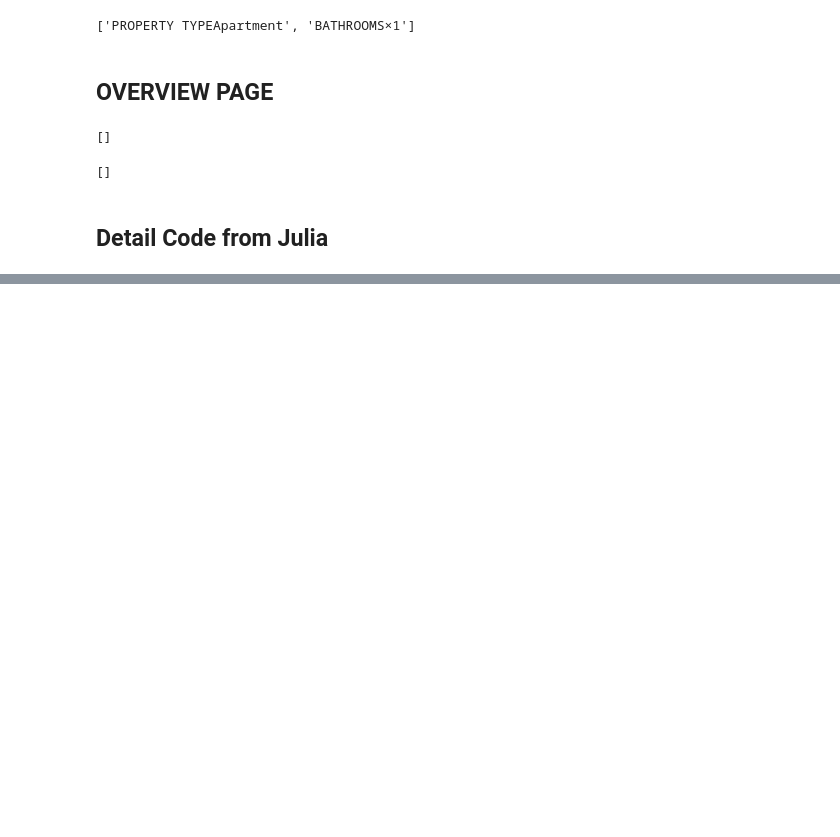
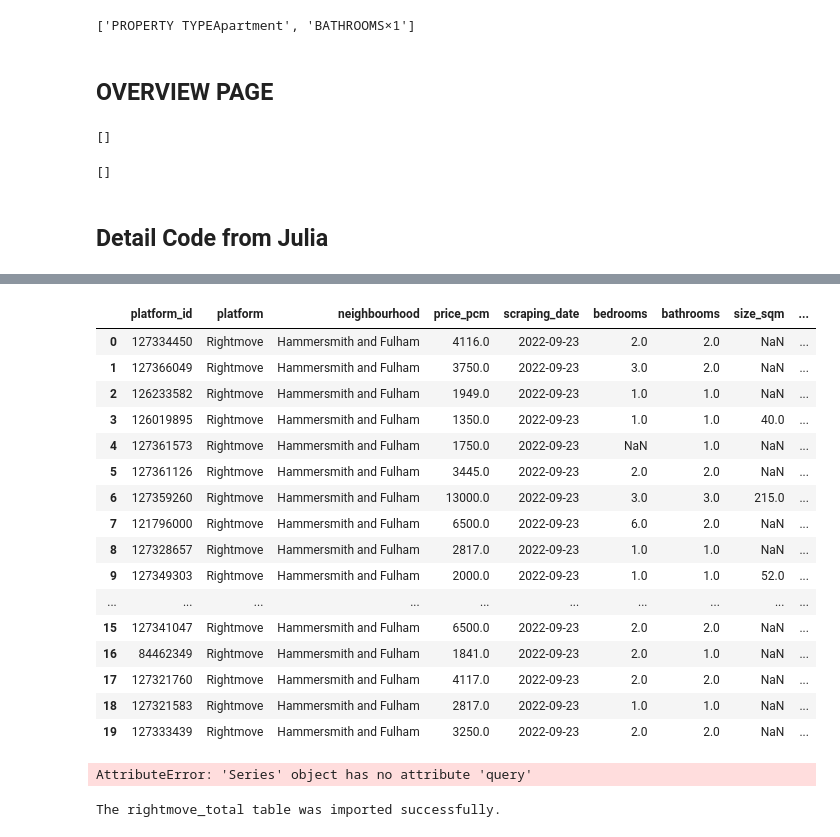
Before and after one commit to capstone-jmrs/capstone-proptech-repo, a Jupyter notebook: rightmove_ruben_3_details.ipynb, the cells around one changed output, grey strips where cells are left out. Drawn from its saved outputs; the diff is of its cells as text; code cells hidden in the pictures; blank space fills up the shorter version.

```diff
--- a/rightmove_ruben_3_details.ipynb
+++ b/rightmove_ruben_3_details.ipynb
@@ -224,0 +661,4 @@ df_city.head(15)
+# %%
+
+# remove row where price is NaN
+df_overview = df_overview[df_overview.platform_id != '122820101']
@@ -224,0 +697,3 @@ df_city.head(15)
+# %%
+# concat doesn't work, because of different index
+df_total = pd.merge(df_overview, df_details, on='platform_id', how='left')
@@ -224,0 +716,66 @@ df_city.head(15)
+# %%
+# create column with relative price (price per sqm)
+df_total['price_per_sqm'] = round((df_total['price_pcm']/df_total['size_sqm']), 2)
+# %%
+df_total['price_per_bedroom'] = round((df_total['price_pcm']/df_total['bedrooms']), 2)
+
+##Zwei Spalten dividieren und Nullwerte ignorieren:
+def my_func(x):
+    try:
+        return int(x['price_pcm']) / int(x['size_sqm'])
+    except (ZeroDivisionError, ValueError):
+        return int(x['price_pcm']) / 1
+
+df["price_per_sqm"] = df.apply(my_func, axis=1)
+# %%
+df_total.head(20)
+# %% [output]
+|  | platform_id | platform | neighbourhood | price_pcm | scraping_date | bedrooms | bathrooms | size_sqm | ... |
+| 0 | 127334450 | Rightmove | Hammersmith and Fulham | 4116.0 | 2022-09-23 | 2.0 | 2.0 | NaN | ... |
+| 1 | 127366049 | Rightmove | Hammersmith and Fulham | 3750.0 | 2022-09-23 | 3.0 | 2.0 | NaN | ... |
+| 2 | 126233582 | Rightmove | Hammersmith and Fulham | 1949.0 | 2022-09-23 | 1.0 | 1.0 | NaN | ... |
+| 3 | 126019895 | Rightmove | Hammersmith and Fulham | 1350.0 | 2022-09-23 | 1.0 | 1.0 | 40.0 | ... |
+| 4 | 127361573 | Rightmove | Hammersmith and Fulham | 1750.0 | 2022-09-23 | NaN | 1.0 | NaN | ... |
+| 5 | 127361126 | Rightmove | Hammersmith and Fulham | 3445.0 | 2022-09-23 | 2.0 | 2.0 | NaN | ... |
+| 6 | 127359260 | Rightmove | Hammersmith and Fulham | 13000.0 | 2022-09-23 | 3.0 | 3.0 | 215.0 | ... |
+| 7 | 121796000 | Rightmove | Hammersmith and Fulham | 6500.0 | 2022-09-23 | 6.0 | 2.0 | NaN | ... |
+| 8 | 127328657 | Rightmove | Hammersmith and Fulham | 2817.0 | 2022-09-23 | 1.0 | 1.0 | NaN | ... |
+| 9 | 127349303 | Rightmove | Hammersmith and Fulham | 2000.0 | 2022-09-23 | 1.0 | 1.0 | 52.0 | ... |
+| ... | ... | ... | ... | ... | ... | ... | ... | ... | ... |
+| 15 | 127341047 | Rightmove | Hammersmith and Fulham | 6500.0 | 2022-09-23 | 2.0 | 2.0 | NaN | ... |
+| 16 | 84462349 | Rightmove | Hammersmith and Fulham | 1841.0 | 2022-09-23 | 2.0 | 1.0 | NaN | ... |
+| 17 | 127321760 | Rightmove | Hammersmith and Fulham | 4117.0 | 2022-09-23 | 2.0 | 2.0 | NaN | ... |
+| 18 | 127321583 | Rightmove | Hammersmith and Fulham | 2817.0 | 2022-09-23 | 1.0 | 1.0 | NaN | ... |
+| 19 | 127333439 | Rightmove | Hammersmith and Fulham | 3250.0 | 2022-09-23 | 2.0 | 2.0 | NaN | ... |
+# %%
+df_total.price_per_sqm.query('platform_id == "126019895"')
+# %% [output]
+AttributeError: 'Series' object has no attribute 'query'
+# %%
+# import the data frame to DBeaver
+
+# call the schema created for this project
+schema = 'capstone_jmrs'
+# get the function to connect to the database
+engine = get_engine()
+
+# give the table a unique name
+table_name = 'rightmove_total'
+
+# import the table to sql
+if engine!=None:
+    try:
+        df_total.to_sql(name=table_name,
+                        con=engine,
+                        if_exists='replace',
+                        schema=schema,
+                        index=False,
+                        chunksize=5000,
+                        method='multi')
+        print(f"The {table_name} table was imported successfully.")
+
+    except (Exception, psycopg2.DatabaseError) as error:
+        print(error)
+        engine = None
+# %% [output]
+The rightmove_total table was imported successfully.
```
Also changed, not shown: parts of 56 cells of this notebook, 2 other files.
